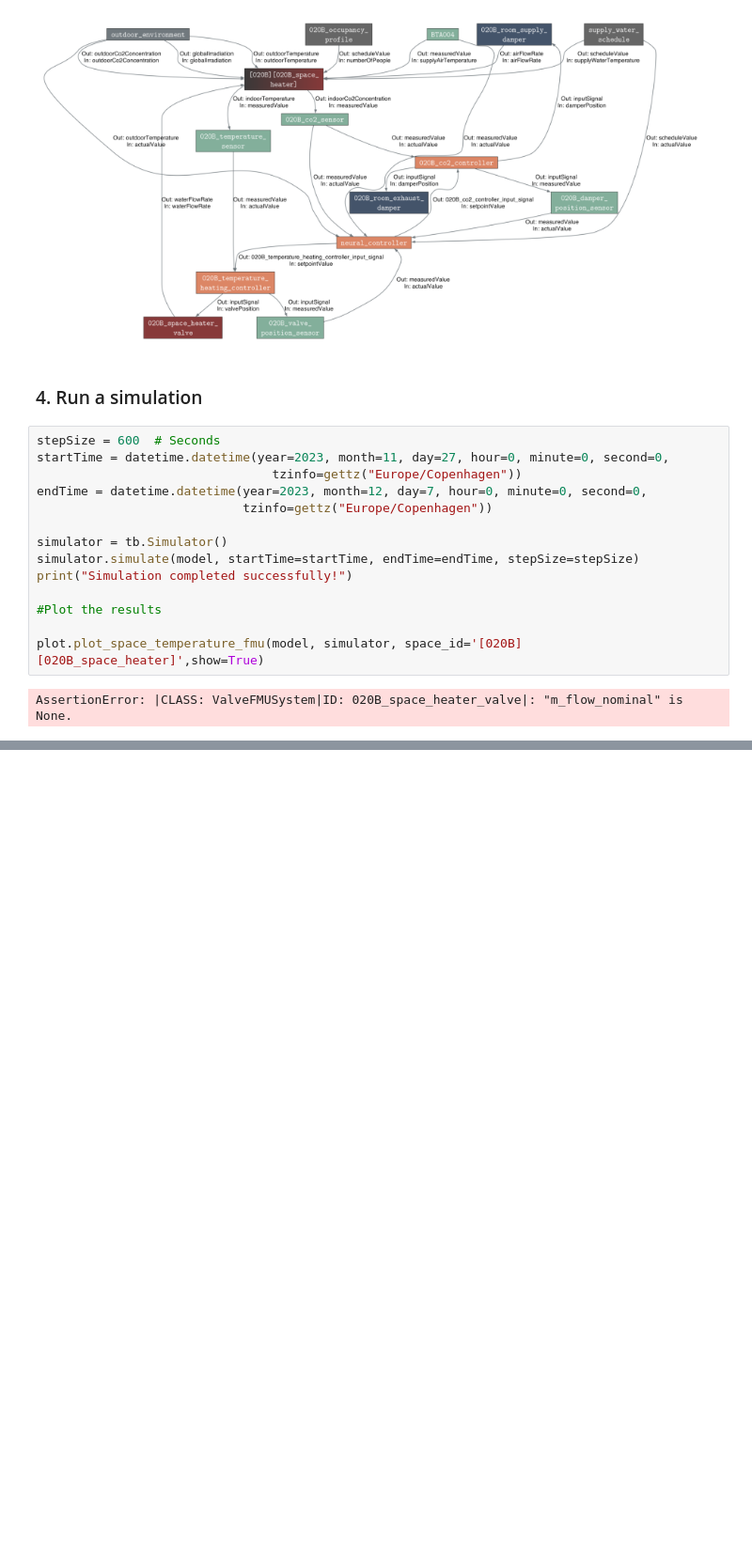
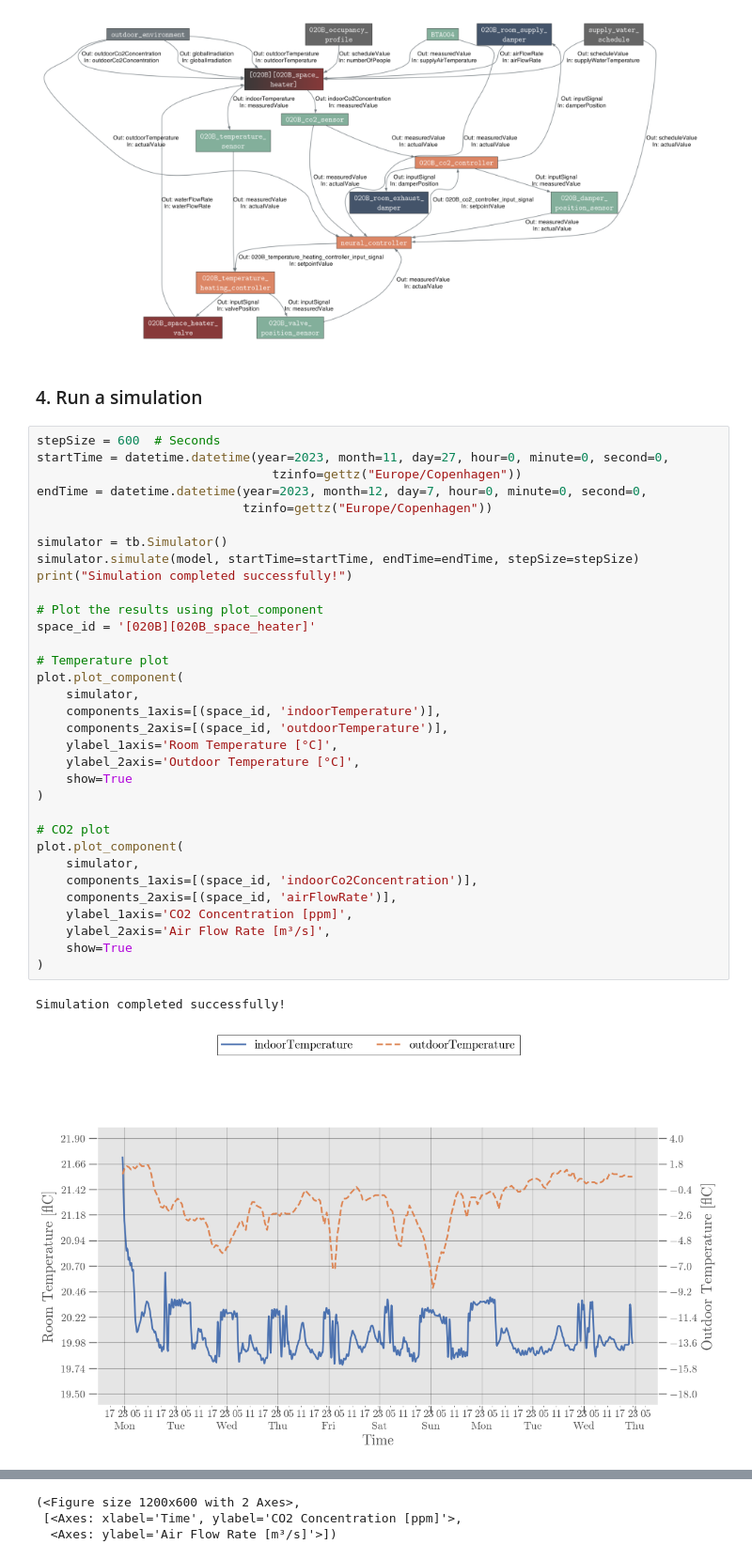
Before and after one commit to JBjoernskov/Twin4Build, a Jupyter notebook: twin4build/examples/neural_policy_controller_example/neural_policy_example.ipynb, the cells around one changed output, grey strips where cells are left out. Shown at 94% size. Cells and saved outputs as stored; diff of their text form; blank space fills up the shorter version.

Commit message:
Updating plot functions

```diff
--- a/twin4build/examples/neural_policy_controller_example/neural_policy_example.ipynb
+++ b/twin4build/examples/neural_policy_controller_example/neural_policy_example.ipynb
@@ -352,16 +353,36 @@ plt.show()
 # %%
 stepSize = 600  # Seconds
 startTime = datetime.datetime(year=2023, month=11, day=27, hour=0, minute=0, second=0,
                                 tzinfo=gettz("Europe/Copenhagen"))
 endTime = datetime.datetime(year=2023, month=12, day=7, hour=0, minute=0, second=0,
                             tzinfo=gettz("Europe/Copenhagen"))
 
 simulator = tb.Simulator()
 simulator.simulate(model, startTime=startTime, endTime=endTime, stepSize=stepSize)
 print("Simulation completed successfully!")
 
-#Plot the results
+# Plot the results using plot_component
+space_id = '[020B][020B_space_heater]'
 
-plot.plot_space_temperature_fmu(model, simulator, space_id='[020B][020B_space_heater]',show=True)
+# Temperature plot
+plot.plot_component(
+    simulator,
+    components_1axis=[(space_id, 'indoorTemperature')],
+    components_2axis=[(space_id, 'outdoorTemperature')],
+    ylabel_1axis='Room Temperature [°C]',
+    ylabel_2axis='Outdoor Temperature [°C]',
+    show=True
+)
+
+# CO2 plot
+plot.plot_component(
+    simulator,
+    components_1axis=[(space_id, 'indoorCo2Concentration')],
+    components_2axis=[(space_id, 'airFlowRate')],
+    ylabel_1axis='CO2 Concentration [ppm]',
+    ylabel_2axis='Air Flow Rate [m³/s]',
+    show=True
+)
 # %% [output]
-AssertionError: |CLASS: ValveFMUSystem|ID: 020B_space_heater_valve|: "m_flow_nominal" is None.
+Simulation completed successfully!
+[figure, added]
@@ -367,0 +390,3 @@ AssertionError: |CLASS: ValveFMUSystem|ID: 020B_space_heater_valve|: "m_flow_nom
+(<Figure size 1200x600 with 2 Axes>,
+ [<Axes: xlabel='Time', ylabel='CO2 Concentration [ppm]'>,
+  <Axes: ylabel='Air Flow Rate [m³/s]'>])
```
Also changed, not shown: parts of 4 cells of this notebook, 1 other file.
